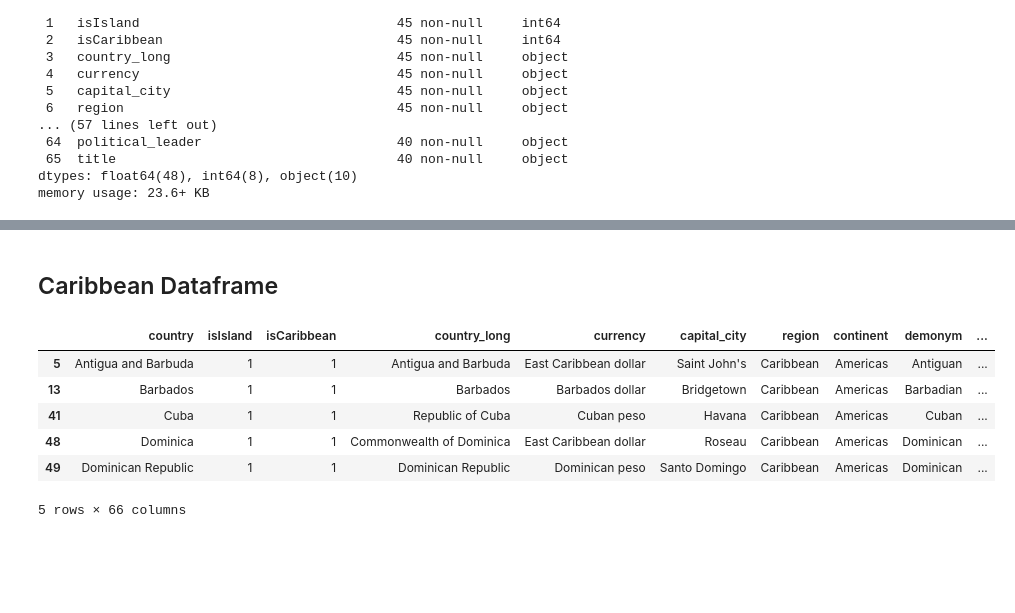
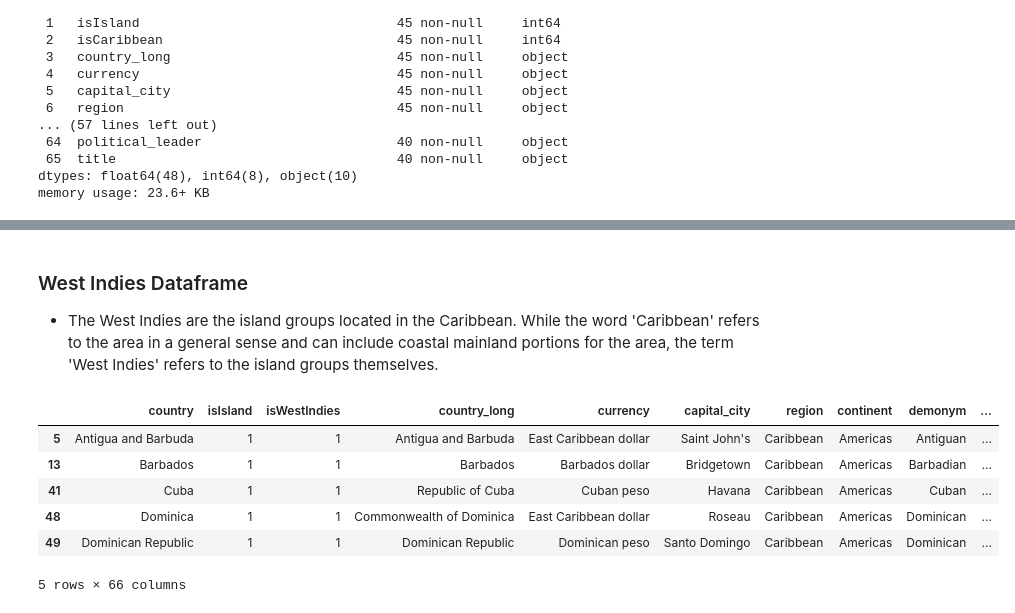
Before and after one commit to banditFox/discoveringIslands, a Jupyter notebook: discoveringIslands2023.ipynb, the cells around one changed output, grey strips where cells are left out. Saved outputs shown, nothing was run; the diff lists cells and outputs as text; code cells hidden in the pictures; blank space fills up the shorter version.

```diff
--- a/discoveringIslands2023.ipynb
+++ b/discoveringIslands2023.ipynb
@@ -179,10 +216,11 @@ ds_isl.describe().T
 # %% [markdown]
-## Caribbean Dataframe
+### West Indies Dataframe
+* The West Indies are the island groups located in the Caribbean.  While the word 'Caribbean' refers to the area in a general sense and can include coastal mainland portions for the area, the term 'West Indies' refers to the  island groups themselves.
 # %%
-ds_carib = ds[ds['isCaribbean'] == 1]
+ds_carib = ds[ds['isWestIndies'] == 1]
 ds_carib.head()
 # %% [output]
-|  | country | isIsland | isCaribbean | country_long | currency | capital_city | region | continent | demonym | ... |
+|  | country | isIsland | isWestIndies | country_long | currency | capital_city | region | continent | demonym | ... |
 | 5 | Antigua and Barbuda | 1 | 1 | Antigua and Barbuda | East Caribbean dollar | Saint John's | Caribbean | Americas | Antiguan | ... |
 | 13 | Barbados | 1 | 1 | Barbados | Barbados dollar | Bridgetown | Caribbean | Americas | Barbadian | ... |
 | 41 | Cuba | 1 | 1 | Republic of Cuba | Cuban peso | Havana | Caribbean | Americas | Cuban | ... |
```
Also changed, not shown: parts of 16 cells of this notebook, 1 other file.
